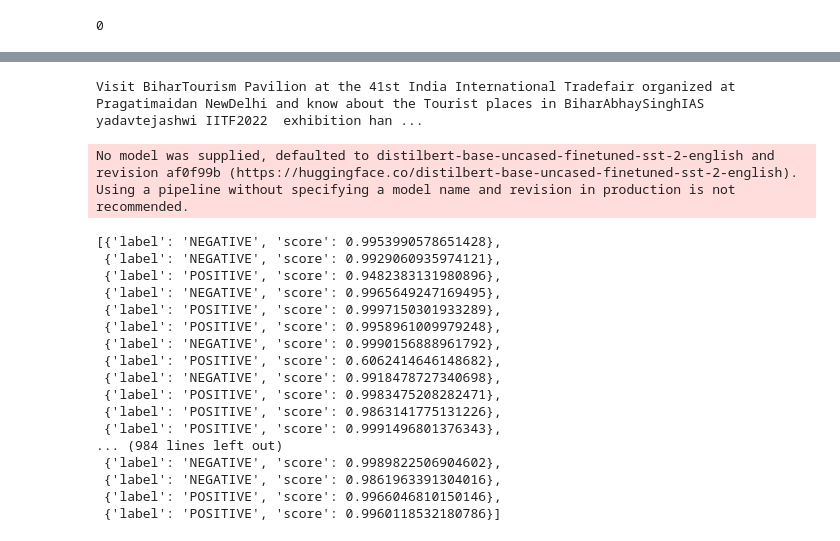
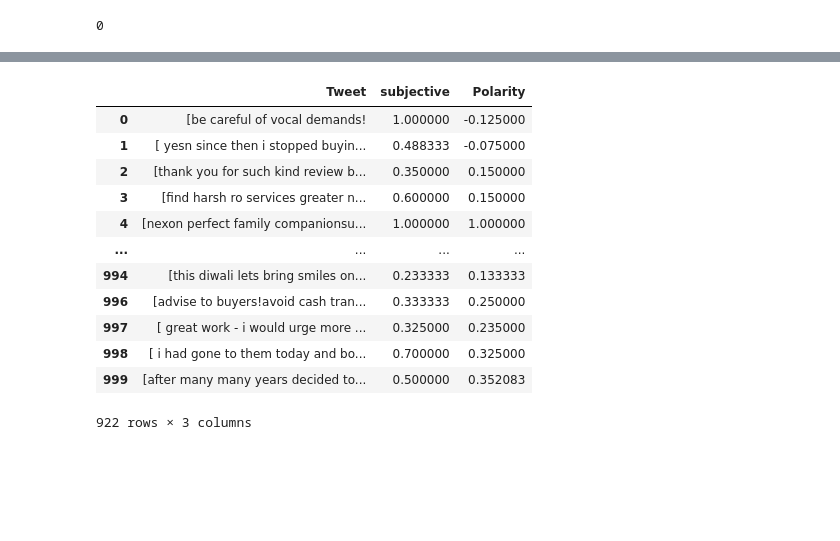
Before and after one commit to phanindra547/sample, a Jupyter notebook: twitter.ipynb, the cells around one changed output, grey strips where cells are left out. Cells and saved outputs as stored; diff of their text form; code cells hidden in the pictures; blank space fills up the shorter version.

```diff
--- a/twitter.ipynb
+++ b/twitter.ipynb
@@ -183,5 +162,0 @@ True
-# %%
-ex=df['Tweet'][100]
-print(ex)
-# %% [output]
-Visit BiharTourism Pavilion at the 41st India International Tradefair organized at Pragatimaidan NewDelhi and know about the Tourist places in BiharAbhaySinghIAS yadavtejashwi IITF2022  exhibition han ...
@@ -190,24 +163,22 @@ Visit BiharTourism Pavilion at the 41st India International Tradefair organized
-# %%
-from transformers import pipeline
-sentiment_pipeline = pipeline("sentiment-analysis")
-sentiment_pipeline(data)
-# %% [output]
-No model was supplied, defaulted to distilbert-base-uncased-finetuned-sst-2-english and revision af0f99b (https://huggingface.co/distilbert-base-uncased-finetuned-sst-2-english).
-Using a pipeline without specifying a model name and revision in production is not recommended.
-[{'label': 'NEGATIVE', 'score': 0.9953990578651428},
- {'label': 'NEGATIVE', 'score': 0.9929060935974121},
- {'label': 'POSITIVE', 'score': 0.9482383131980896},
- {'label': 'NEGATIVE', 'score': 0.9965649247169495},
- {'label': 'POSITIVE', 'score': 0.9997150301933289},
- {'label': 'POSITIVE', 'score': 0.9958961009979248},
- {'label': 'NEGATIVE', 'score': 0.9990156888961792},
- {'label': 'POSITIVE', 'score': 0.6062414646148682},
- {'label': 'NEGATIVE', 'score': 0.9918478727340698},
- {'label': 'POSITIVE', 'score': 0.9983475208282471},
- {'label': 'POSITIVE', 'score': 0.9863141775131226},
- {'label': 'POSITIVE', 'score': 0.9991496801376343},
-... (984 lines left out)
- {'label': 'NEGATIVE', 'score': 0.9989822506904602},
- {'label': 'NEGATIVE', 'score': 0.9861963391304016},
- {'label': 'POSITIVE', 'score': 0.9966046810150146},
- {'label': 'POSITIVE', 'score': 0.9960118532180786}]
+# %%
+def getSubjectivity(data):
+  return TextBlob(data).sentiment.subjectivity
+def getPloarity(data):
+  return TextBlob(data).sentiment.polarity
+df['subjective']=df['Tweet'].apply(getSubjectivity)
+df['Polarity']=df['Tweet'].apply(getPloarity)
+df
+# %% [output]
+|  | Tweet | subjective | Polarity |
+| 0 | [be careful of vocal demands! | 1.000000 | -0.125000 |
+| 1 | [ yesn since then i stopped buyin... | 0.488333 | -0.075000 |
+| 2 | [thank you for such kind review b... | 0.350000 | 0.150000 |
+| 3 | [find harsh ro services greater n... | 0.600000 | 0.150000 |
+| 4 | [nexon perfect family companionsu... | 1.000000 | 1.000000 |
+| ... | ... | ... | ... |
+| 994 | [this diwali lets bring smiles on... | 0.233333 | 0.133333 |
+| 996 | [advise to buyers!avoid cash tran... | 0.333333 | 0.250000 |
+| 997 | [ great work - i would urge more ... | 0.325000 | 0.235000 |
+| 998 | [ i had gone to them today and bo... | 0.700000 | 0.325000 |
+| 999 | [after many many years decided to... | 0.500000 | 0.352083 |
+922 rows × 3 columns
```
Also changed, not shown: parts of 17 cells of this notebook.
